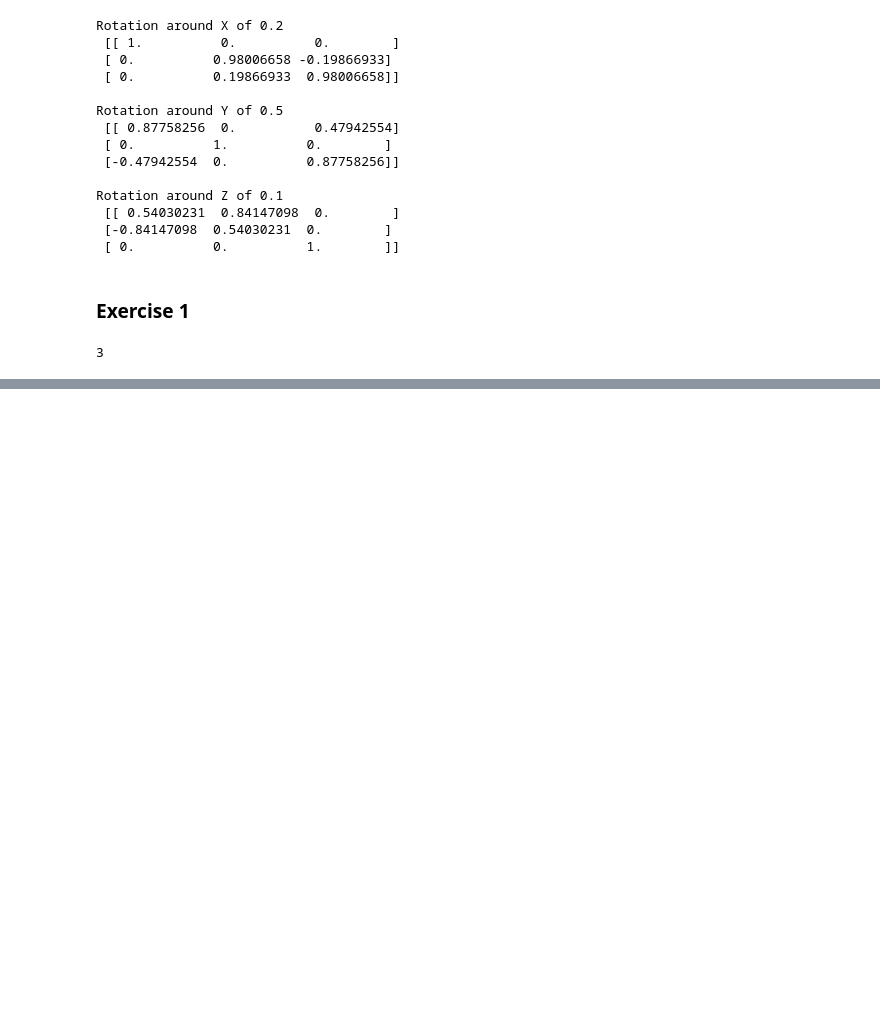
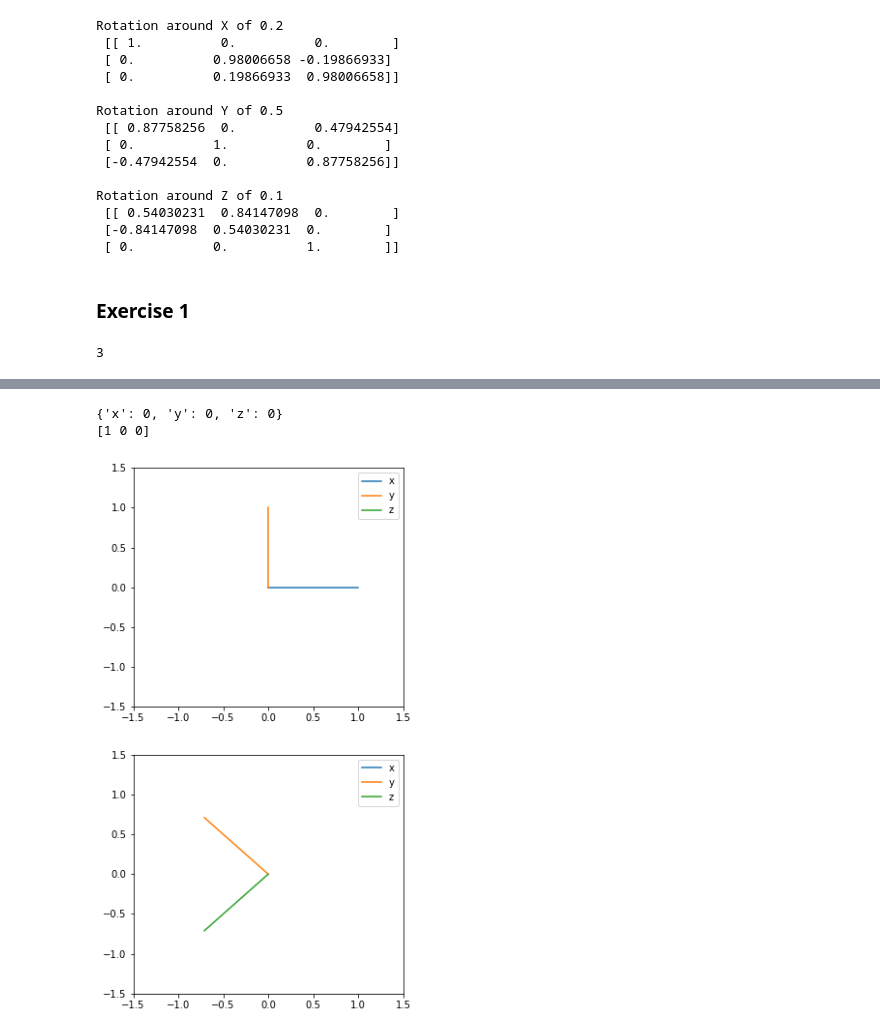
Before and after one commit to stefano-v37/engineering-toolbox, a Jupyter notebook: EngineeringToolbox/Robotics/develop/develop.ipynb, the cells around one changed output, grey strips where cells are left out. Drawn from its saved outputs; the diff is of its cells as text; code cells hidden in the pictures; blank space fills up the shorter version.

```diff
--- a/EngineeringToolbox/Robotics/develop/develop.ipynb
+++ b/EngineeringToolbox/Robotics/develop/develop.ipynb
@@ -228,0 +276,42 @@ plt.show()
+# %%
+F = Frame()
+F.init_origin(0,0,0)
+print(F.origin.position)
+
+F.init_axis((1,0,0),
+            (0,1,0),
+           (0,0,1))
+print(F.axis['x'].vector)
+
+Ox = F.origin.position['x']
+Oy = F.origin.position['y']
+
+rot = RotationMatrix(0, 0, np.pi/4)
+rot1 = RotationMatrix(0, np.pi/2, 0)
+
+tot_rot = np.linalg.multi_dot([rot1.rot_Y, rot0.rot_Z]).round(2)
+
+from copy import deepcopy
+
+F_rot = deepcopy(F)
+
+F_rot.apply_rotation(tot_rot)
+
+fig, (ax0, ax1) = plt.subplots(2,figsize=(5,10))
+ax0.plot([Ox,F.axis['x'].x],[Oy,F.axis['x'].y], label='x')
+ax0.plot([Ox,F.axis['y'].x],[Oy,F.axis['y'].y], label='y')
+ax0.plot([Ox,F.axis['z'].x],[Oy,F.axis['z'].y], label='z')
+ax0.legend()
+ax1.plot([Ox,F_rot.axis['x'].x],[Oy,F_rot.axis['x'].y], label='x')
+ax1.plot([Ox,F_rot.axis['y'].x],[Oy,F_rot.axis['y'].y], label='y')
+ax1.plot([Ox,F_rot.axis['z'].x],[Oy,F_rot.axis['z'].y], label='z')
+ax1.legend()
+ax0.set_xlim(-1.5,1.5)
+ax0.set_ylim(-1.5,1.5)
+ax1.set_xlim(-1.5,1.5)
+ax1.set_ylim(-1.5,1.5)
+plt.show()
+# %% [output]
+{'x': 0, 'y': 0, 'z': 0}
+[1 0 0]
+[figure, added]
```
Also changed, not shown: parts of 6 cells of this notebook, 1 other file.
